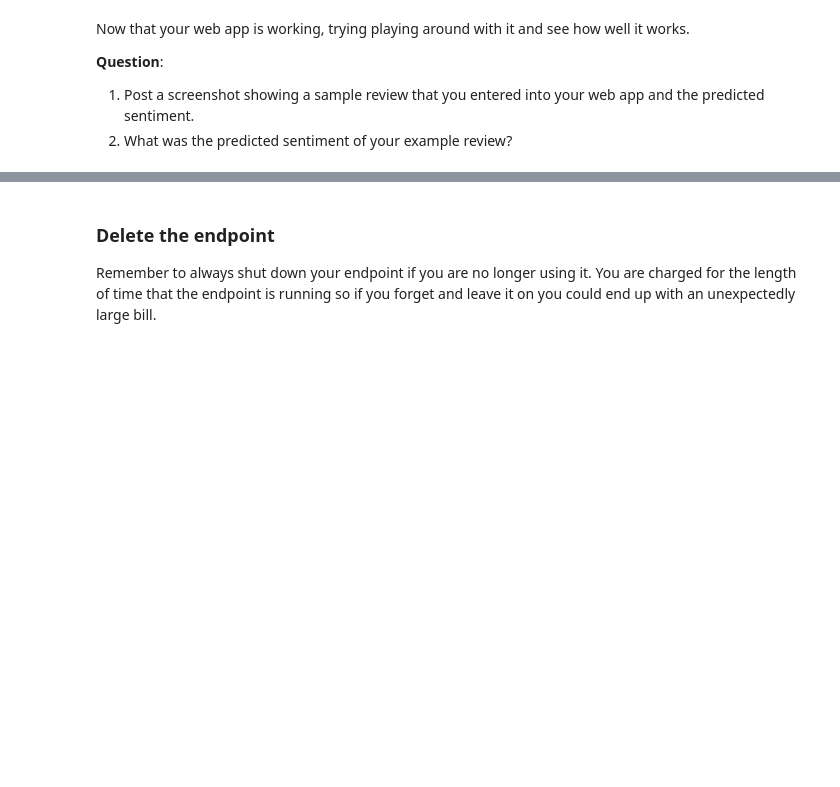
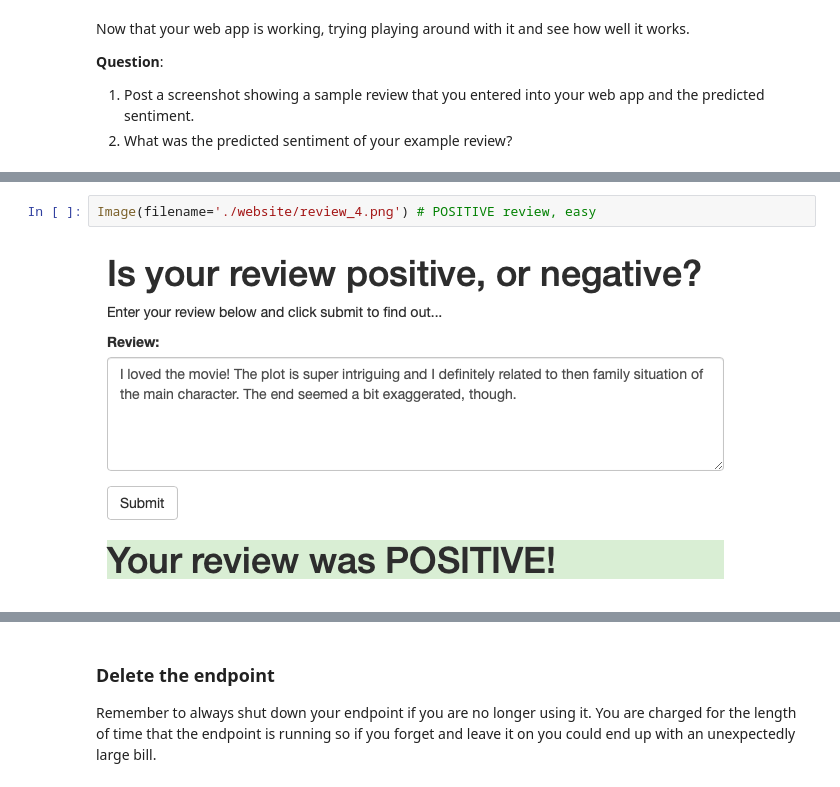
Before and after one commit to mxagar/sentiment_rnn_aws_deployment, a Jupyter notebook: src/SageMaker_Sentiment_Analysis_Project.ipynb, the cells around one changed output, grey strips where cells are left out. Cells and saved outputs as stored; diff of their text form; blank space fills up the shorter version.

```diff
--- a/src/SageMaker_Sentiment_Analysis_Project.ipynb
+++ b/src/SageMaker_Sentiment_Analysis_Project.ipynb
@@ -930,0 +962,4 @@ Image(filename='output.png') # change the screenshot filename
+# %%
+Image(filename='./website/review_4.png') # POSITIVE review, easy
+# %% [output]
+[figure, added]
```
Also changed, not shown: parts of 19 cells of this notebook.
